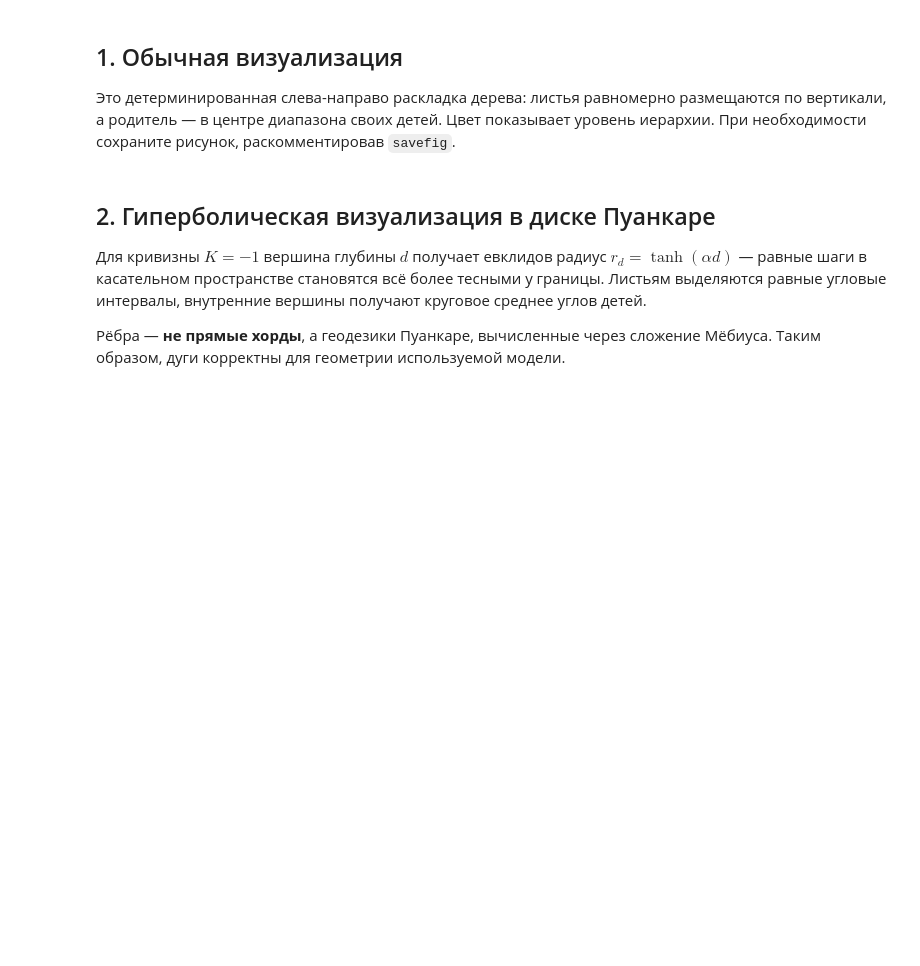
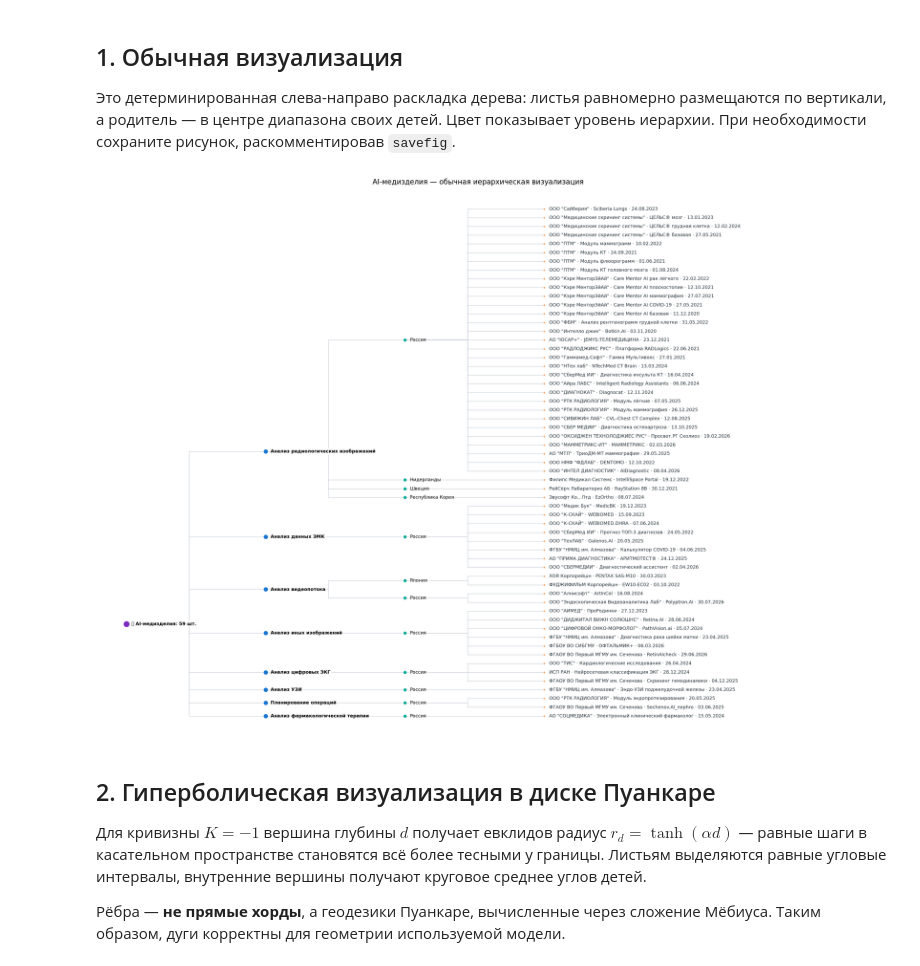
Before and after one commit to TAUforPython/Graph-MachineLearning, a Jupyter notebook: examples/ai_medical_devices_graph_visualizations.ipynb, the cells around one changed output. Drawn from its saved outputs; the diff is of its cells as text; code cells hidden in the pictures; blank space fills up the shorter version.

```diff
--- a/examples/ai_medical_devices_graph_visualizations.ipynb
+++ b/examples/ai_medical_devices_graph_visualizations.ipynb
@@ -172,35 +178,37 @@ def tidy_tree_positions(root, children, depth):
 
 
 palette = {0: "#7b2cbf", 1: "#1976d2", 2: "#00a896", 3: "#f4a261"}
 pos = tidy_tree_positions(root, children, depth)
 fig, ax = plt.subplots(figsize=(30, 22))
 
 for child, par in edges:
     x0, y0 = pos[par]
     x1, y1 = pos[child]
     elbow = x0 + 0.45 * (x1 - x0)
     ax.plot([x0, elbow, elbow, x1], [y0, y0, y1, y1],
             color="#a8b3c1", linewidth=0.75, zorder=1)
 
 for node, (x, y) in pos.items():
     color = palette[depth[node]]
     size = {0: 300, 1: 160, 2: 90, 3: 30}[depth[node]]
     ax.scatter(x, y, s=size, color=color, edgecolor="white", linewidth=0.7, zorder=2)
     if depth[node] < 3:
-        ax.text(x + 0.035, y, labels[node], va="center", ha="left", fontsize=8.5,
+        ax.text(x + 0.035, y, labels[node], va="center", ha="left", fontsize=13,
                 weight="bold" if depth[node] <= 1 else "normal",
                 bbox=dict(boxstyle="round,pad=.2", fc="white", ec="none", alpha=.82))
     else:
         ax.text(x + 0.035, y, labels[node].replace("\n", " · "), va="center", ha="left",
-                fontsize=6.2, color="#263238")
+                fontsize=13, color="#263238")
 
 ax.set_title("AI-медизделия — обычная иерархическая визуализация", fontsize=20, pad=20)
 ax.set_xlim(-0.2, max(depth.values()) + 2.25)
 ax.set_ylim(len(leaves) + 1, -2)
 ax.axis("off")
 plt.tight_layout()
 # fig.savefig("ai_medical_devices_ordinary.png", dpi=180, bbox_inches="tight")
 plt.show()
+# %% [output]
+[figure, added]
 # %% [markdown]
 
 ## 2. Гиперболическая визуализация в диске Пуанкаре
```
Also changed, not shown: parts of 4 cells of this notebook.
